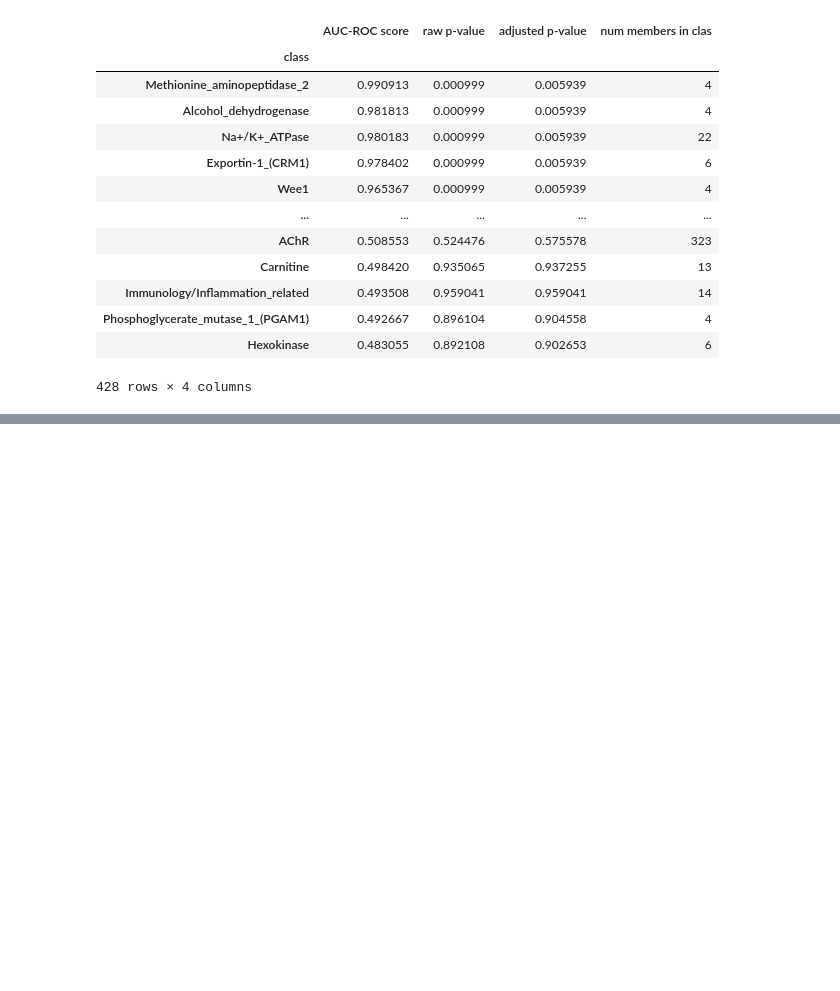
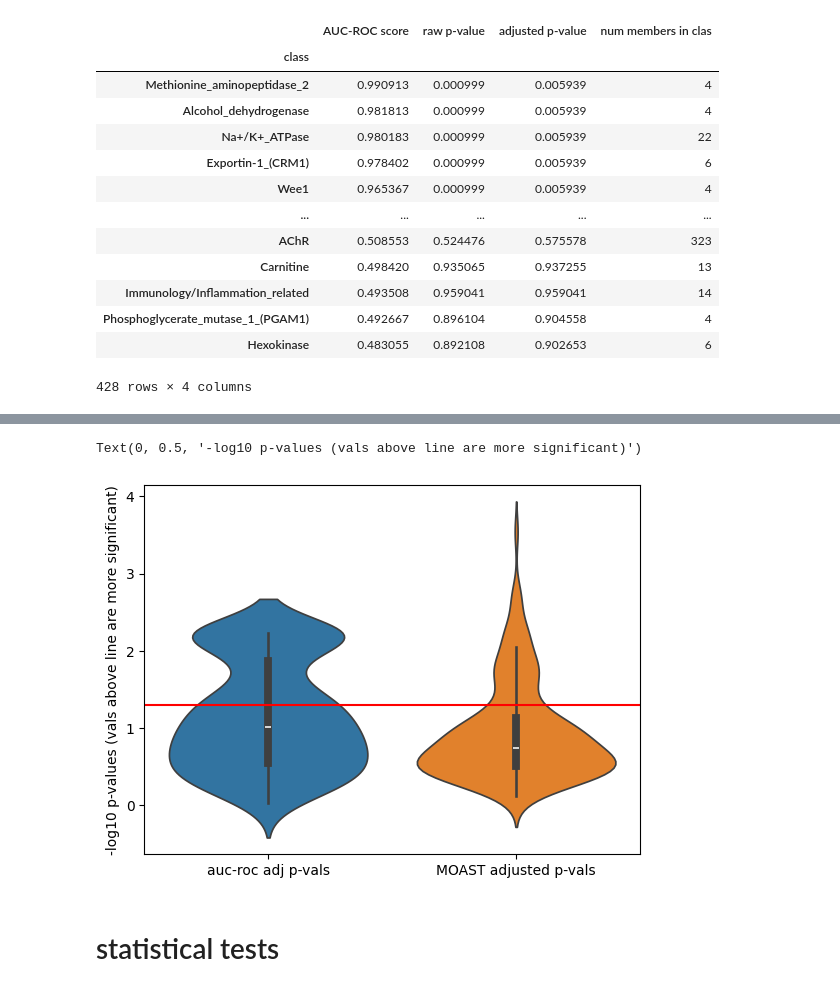
Before and after one commit to alohith/MOAST, a Jupyter notebook: moast_vs_aucroc.ipynb, the cells around one changed output, grey strips where cells are left out. Cells and saved outputs as stored; diff of their text form; code cells hidden in the pictures; blank space fills up the shorter version.

```diff
--- a/moast_vs_aucroc.ipynb
+++ b/moast_vs_aucroc.ipynb
@@ -51,0 +68,10 @@ sns.histplot(data=pd.DataFrame(-np.log10(merge_df.values), columns=merge_df.colu
+# %%
+fig, ax = plt.subplots()
+sns.violinplot(log10_merge, ax=ax)
+ax.axhline(-np.log10(sig_thresh), color='r')
+ax.set_ylabel('-log10 p-values (vals above line are more significant)')
+# %% [output]
+Text(0, 0.5, '-log10 p-values (vals above line are more significant)')
+[figure, added]
+# %% [markdown]
+# statistical tests
```
Also changed, not shown: parts of 5 cells of this notebook, 1 other file.
